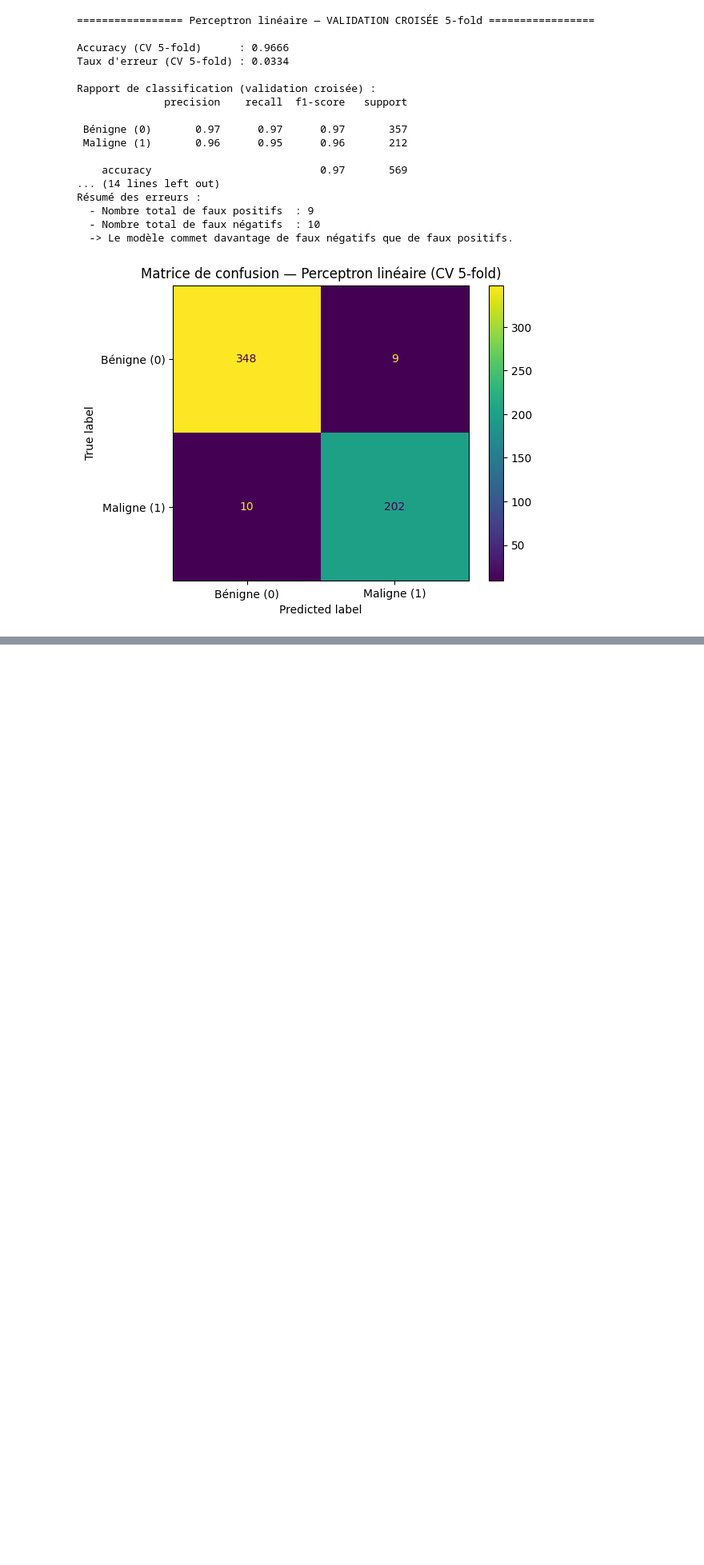
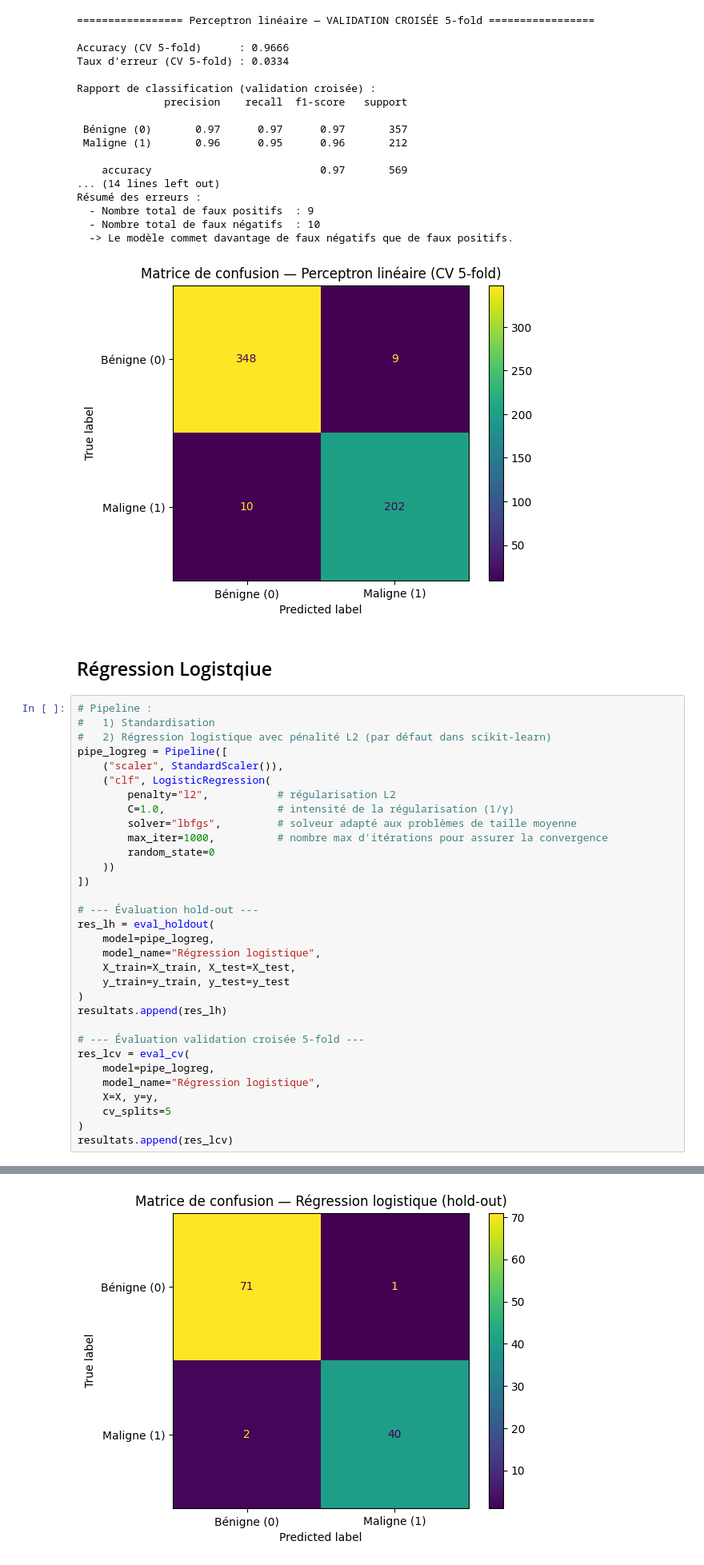
Before and after one commit to RSoups11/Apprentissage_Projet, a Jupyter notebook: notebooks/modelisation.ipynb, the cells around one changed output, grey strips where cells are left out. Shown at 80% size. Saved outputs shown, nothing was run; the diff lists cells and outputs as text; blank space fills up the shorter version.

Commit message:
Ajoute modèle de régression logistique (hold-out + CV 5-fold)

```diff
--- a/notebooks/modelisation.ipynb
+++ b/notebooks/modelisation.ipynb
@@ -320,3 +320,38 @@ Résumé des erreurs :
   - Nombre total de faux négatifs  : 10
   -> Le modèle commet davantage de faux négatifs que de faux positifs.
 [figure]
+# %% [markdown]
+## Régression Logistqiue
+# %%
+# Pipeline :
+#   1) Standardisation
+#   2) Régression logistique avec pénalité L2 (par défaut dans scikit-learn)
+pipe_logreg = Pipeline([
+    ("scaler", StandardScaler()),
+    ("clf", LogisticRegression(
+        penalty="l2",           # régularisation L2
+        C=1.0,                  # intensité de la régularisation (1/γ)
+        solver="lbfgs",         # solveur adapté aux problèmes de taille moyenne
+        max_iter=1000,          # nombre max d'itérations pour assurer la convergence
+        random_state=0
+    ))
+])
+
+# --- Évaluation hold-out ---
+res_lh = eval_holdout(
+    model=pipe_logreg,
+    model_name="Régression logistique",
+    X_train=X_train, X_test=X_test,
+    y_train=y_train, y_test=y_test
+)
+resultats.append(res_lh)
+
+# --- Évaluation validation croisée 5-fold ---
+res_lcv = eval_cv(
+    model=pipe_logreg,
+    model_name="Régression logistique",
+    X=X, y=y,
+    cv_splits=5
+)
+resultats.append(res_lcv)
+# %% [output]
@@ -322,0 +375 @@ Résumé des erreurs :
+[figure, added]
```
Also changed, not shown: parts of 1 cell of this notebook.
